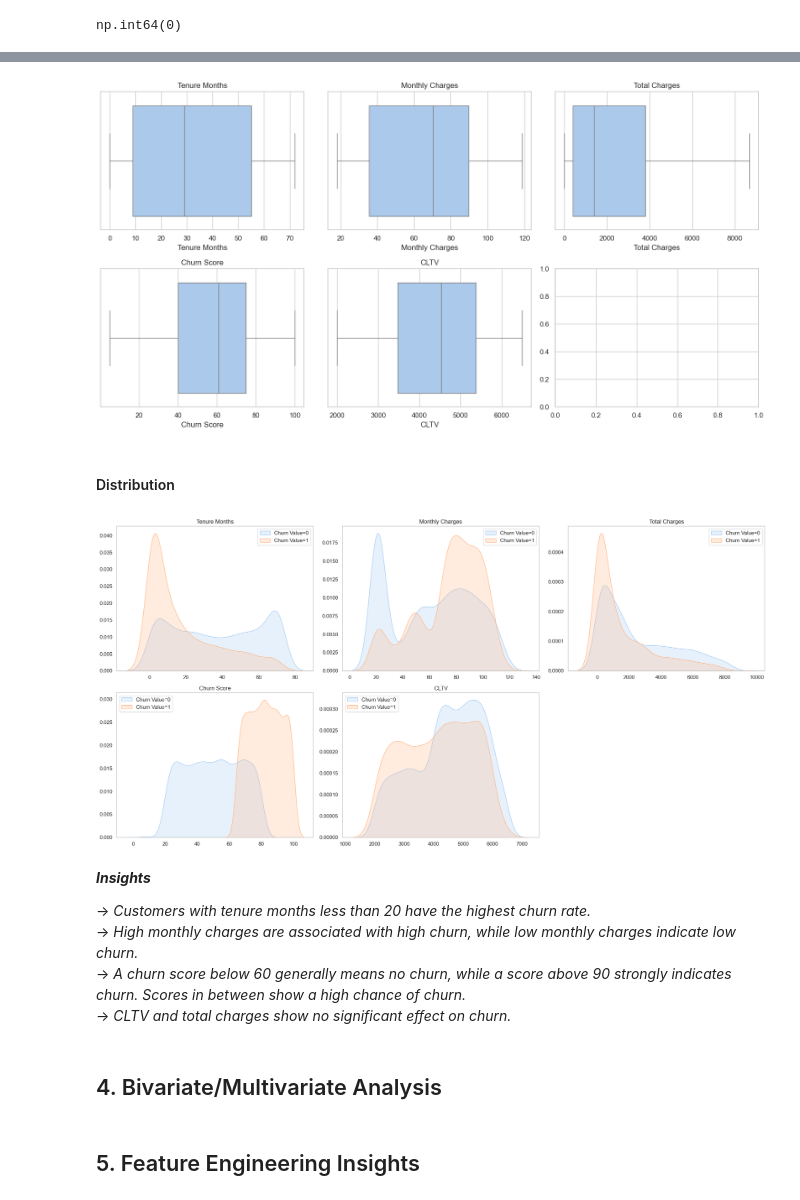
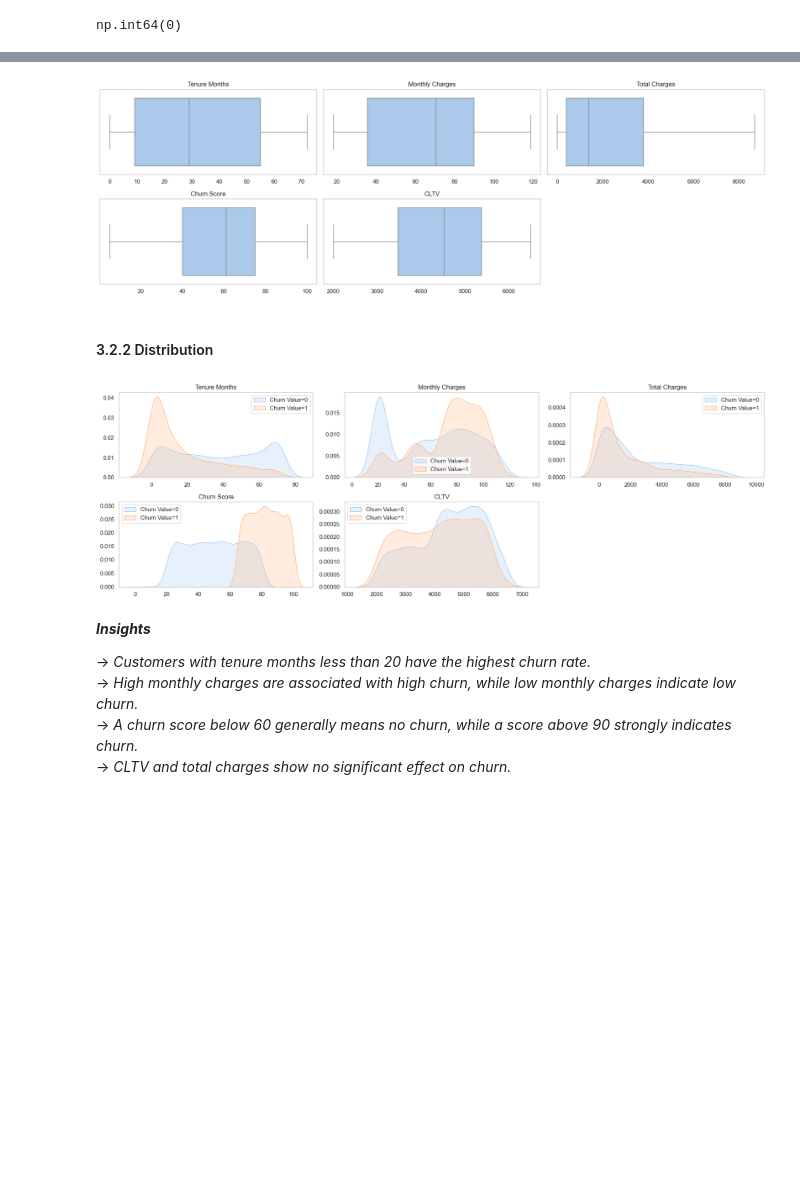
Before and after one commit to lintosunny/churn-x, a Jupyter notebook: ml/notebooks/eda.ipynb, the cells around one changed output, grey strips where cells are left out. Saved outputs shown, nothing was run; the diff lists cells and outputs as text; code cells hidden in the pictures; blank space fills up the shorter version.

```diff
--- a/ml/notebooks/eda.ipynb
+++ b/ml/notebooks/eda.ipynb
@@ -111,25 +97,16 @@ categorical_cols = [
 # %%
-# define grid size (e.g., 3 columns)
-n_cols = 4
-n_rows = 4
 
-fig, axes = plt.subplots(n_rows, n_cols, figsize=(15, n_rows*4))
+plt.figure(figsize=(15, 20))  # Width, height in inches
 
-# flatten axes for easy indexing
-axes = axes.flatten()
-
-# plot each categorical column
 for i, col in enumerate(categorical_cols):
+    ax = plt.subplot(6, 3, i+1)  # 1 row, 4 columns, ith subplot
     crosstab = pd.crosstab(df[col], df['Churn Label'])
-    crosstab.plot(kind='bar', stacked=True, ax=axes[i])
-    axes[i].set_title(col)
-    axes[i].set_xlabel(col)
-    axes[i].set_ylabel("Count")
-    axes[i].tick_params(axis='x', rotation=30)
-
-# hide unused subplots if numeric_cols < n_cols * n_rows
-for j in range(i+1, len(axes)):
-    fig.delaxes(axes[j])
+    crosstab.plot(kind='bar', stacked=True, ax=ax)
+    plt.title(col)
+    plt.xlabel('')
+    plt.ylabel('')
+    plt.grid(False)
+    ax.tick_params(axis='x', rotation=0)
 
 plt.tight_layout()
 plt.show()
@@ -144,28 +121,22 @@ numeric_cols = ['Tenure Months', 'Monthly Charges', 'Total Charges', 'Churn Scor
 # %%
-# define grid size (e.g., 3 columns)
-n_cols = 3
-n_rows = 2
+plt.figure(figsize=(18, 6))  # Width, height in inches
 
-fig, axes = plt.subplots(n_rows, n_cols, figsize=(15, n_rows*4))
-
-# flatten axes for easy indexing
-axes = axes.flatten()
-
-# plot each numerical column
 for i, col in enumerate(numeric_cols):
-    sns.boxplot(x=df[col], ax=axes[i])
-    axes[i].set_title(col)
-    axes[i].set_xlabel(col)
-    axes[i].tick_params(axis='x', rotation=0)
+    plt.subplot(2, 3, i+1)  # 1 row, 4 columns, ith subplot
+    sns.boxplot(x=df[col])
+    plt.title(col)
+    plt.xlabel('')
+    plt.ylabel('')
+    plt.grid(False)
 
 plt.tight_layout()
 plt.show()
 # %% [output]
-[figure, old version]
+[figure, new version]
 # %% [markdown]
-#### Distribution
+#### 3.2.2 Distribution
 # %%
-plt.figure(figsize=(20, 10))  # Width, height in inches
+plt.figure(figsize=(18, 6))  # Width, height in inches
 
 for i, col in enumerate(numeric_cols):
     plt.subplot(2, 3, i+1)  # 1 row, 4 columns, ith subplot
@@ -180,15 +151,11 @@ for i, col in enumerate(numeric_cols):
 plt.tight_layout()
 plt.show()
 # %% [output]
-[figure, old version]
+[figure, new version]
 # %% [markdown]
 ***Insights***
 
 -> *Customers with tenure months less than 20 have the highest churn rate.*
 -> *High monthly charges are associated with high churn, while low monthly charges indicate low churn.*
--> *A churn score below 60 generally means no churn, while a score above 90 strongly indicates churn. Scores in between show a high chance of churn.*
+-> *A churn score below 60 generally means no churn, while a score above 90 strongly indicates churn.*
 -> *CLTV and total charges show no significant effect on churn.*
-# %% [markdown]
-## 4. Bivariate/Multivariate Analysis
-# %% [markdown]
-## 5. Feature Engineering Insights
```
Also changed, not shown: parts of 16 cells of this notebook, 1 other file.
